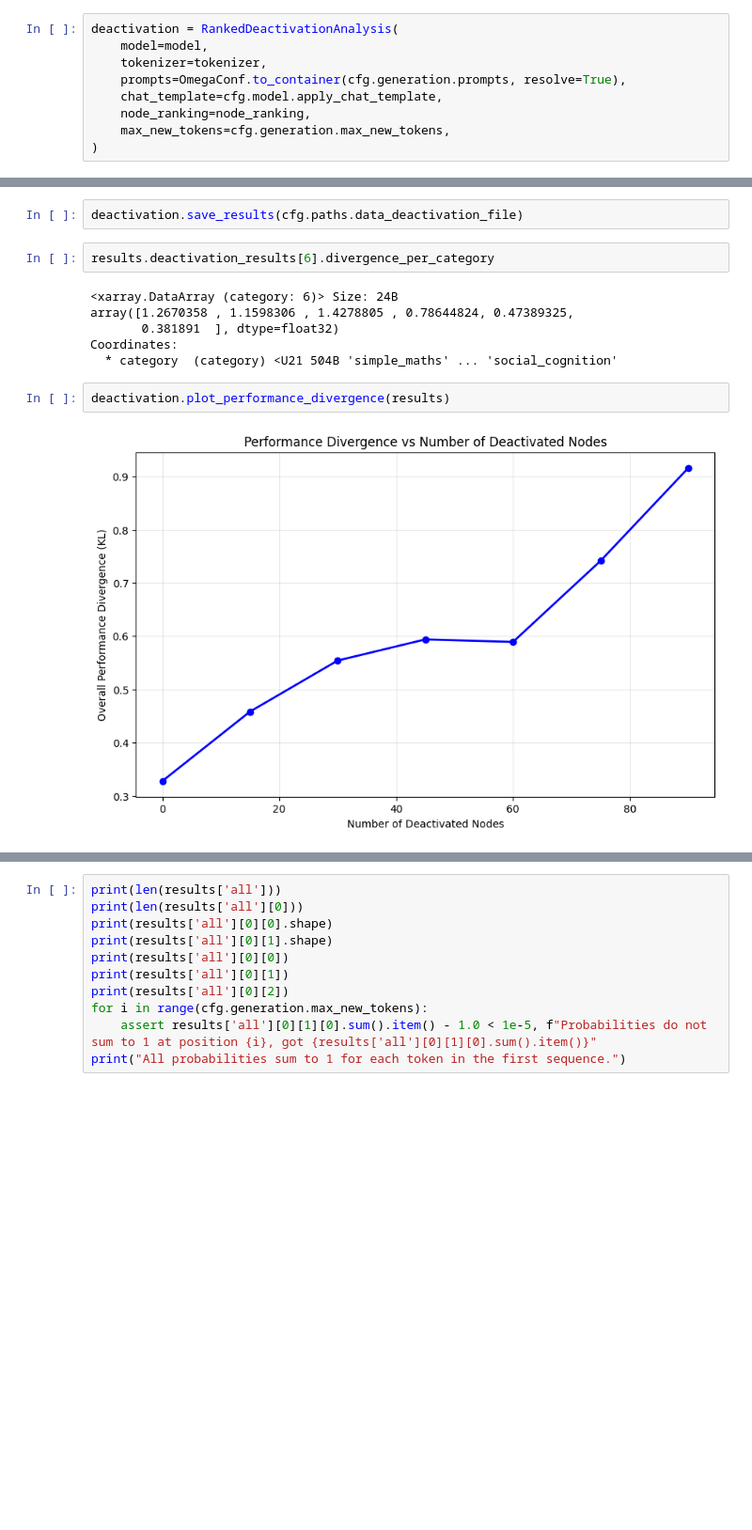
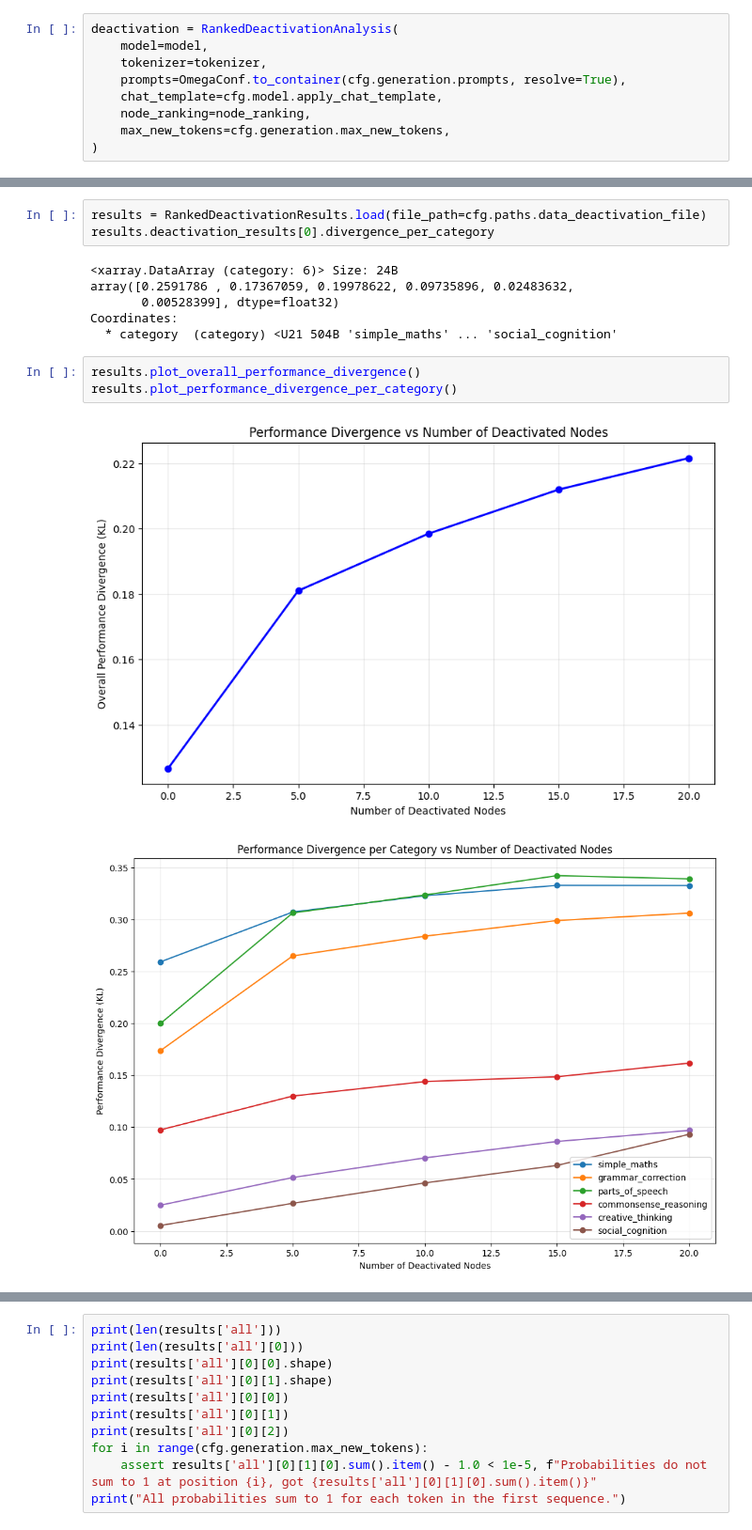
Before and after one commit to pedrou2000/IT-LLMs, a Jupyter notebook: scripts/ranked_deactivations.ipynb, the cells around one changed output, grey strips where cells are left out. Shown at 94% size. Drawn from its saved outputs; the diff is of its cells as text; blank space fills up the shorter version.

```diff
--- a/scripts/ranked_deactivations.ipynb
+++ b/scripts/ranked_deactivations.ipynb
@@ -153,16 +185,17 @@ Processing teacher forcing micro-batch 1 of 1 …
 # %%
-deactivation.save_results(cfg.paths.data_deactivation_file)
+results = RankedDeactivationResults.load(file_path=cfg.paths.data_deactivation_file)
+results.deactivation_results[0].divergence_per_category
+# %% [output]
+<xarray.DataArray (category: 6)> Size: 24B
+array([0.2591786 , 0.17367059, 0.19978622, 0.09735896, 0.02483632,
+       0.00528399], dtype=float32)
+Coordinates:
+  * category  (category) <U21 504B 'simple_maths' ... 'social_cognition'
-# %%
-results.deactivation_results[6].divergence_per_category
-# %% [output]
-<xarray.DataArray (category: 6)> Size: 24B
-array([1.2670358 , 1.1598306 , 1.4278805 , 0.78644824, 0.47389325,
-       0.381891  ], dtype=float32)
-Coordinates:
-  * category  (category) <U21 504B 'simple_maths' ... 'social_cognition'
 # %%
-deactivation.plot_performance_divergence(results)
+results.plot_overall_performance_divergence()
+results.plot_performance_divergence_per_category()
 # %% [output]
-[figure, old version]
+[figure, new version]
+[figure, added]
 # %%
 # deactivation.plot_performance_divergence(results)
```
Also changed, not shown: parts of 11 cells of this notebook, 8 other files.
